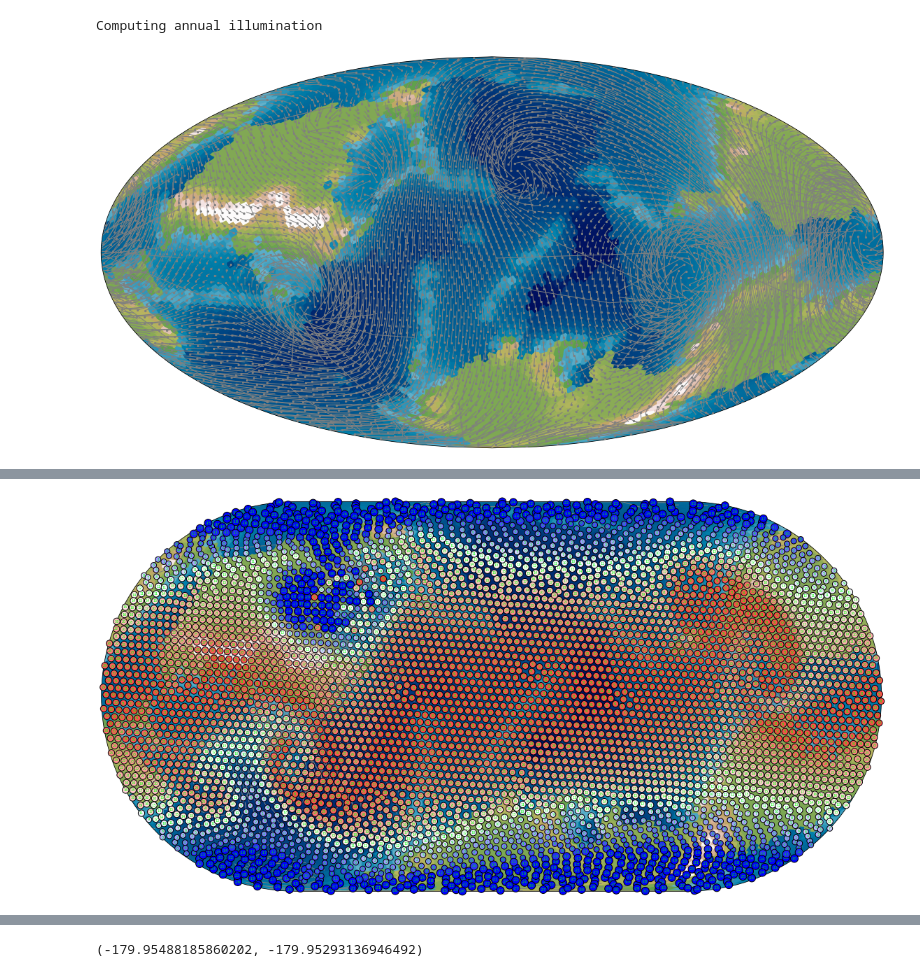
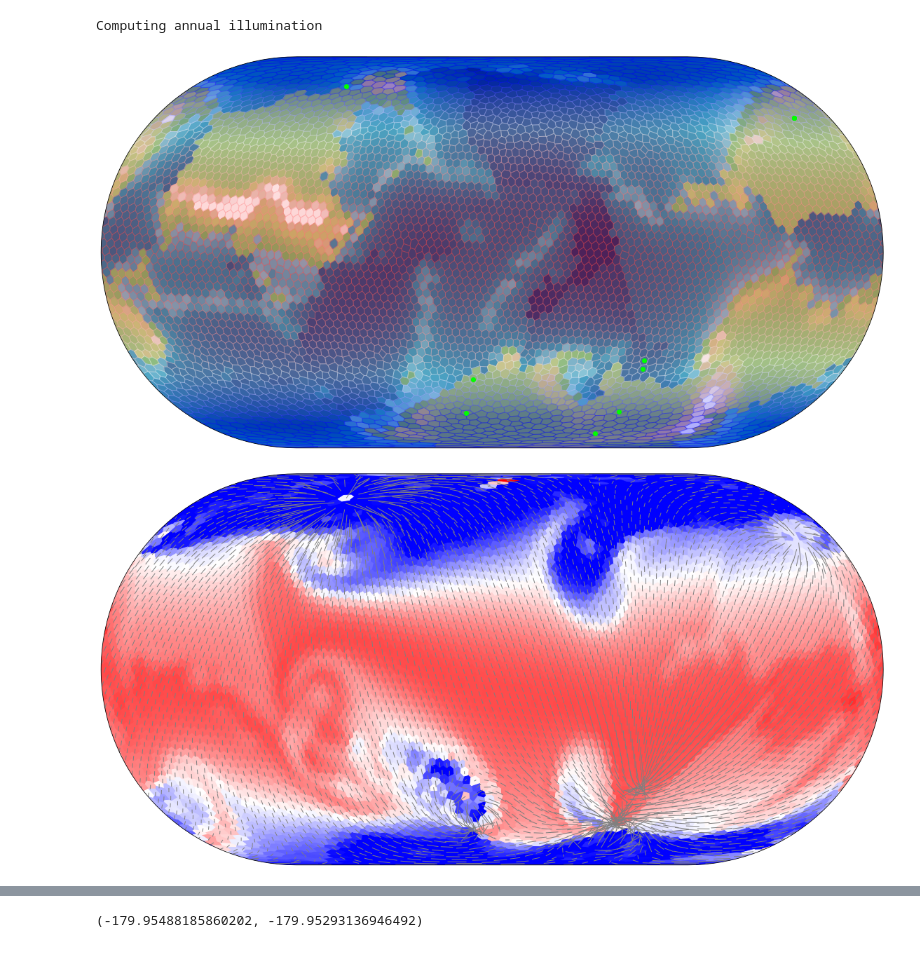
Before and after one commit to damienBloch/proceduralPlanet, a Jupyter notebook: Untitled.ipynb, the cells around one changed output, grey strips where cells are left out. Drawn from its saved outputs; the diff is of its cells as text; code cells hidden in the pictures.

```diff
--- a/Untitled.ipynb
+++ b/Untitled.ipynb
@@ -158,13 +185,6 @@ planet.computeHeight()
 planet.computeAnnualIllumination()
 # %% [output]
 Computing annual illumination
-# %%
-N=10
-windSeeds=np.random.normal(size=(N,3))
-windSeeds/=np.linalg.norm(windSeeds,axis=-1)[:,None]
-sources=np.random.normal(scale=10,size=N)*0
-swirls=np.random.normal(scale=10,size=N)
-planet.atmosphere=Atmosphere(windSeeds,sources,swirls,planet.centers.number_of_nodes())
 # %%
 
 for k,e in planet.centers.nodes.data("elevation"):
@@ -190,35 +220,48 @@ def borderRoll(border):
     n=len(border)
     for i in range(n):
         yield((border[i],border[(i+1)%n]))
-class Projection:
-        def __init__(self):
-            self.ex=np.array([1,0,0])
-            self.ey=np.array([0,1,0])
-            self.ez=np.array([0,0,1])
-        def toLatLong(self,r,units="rad"):
-            lat,long=toLatLong(r,self.ex,self.ey,self.ez)
-            if(units=="rad"):
-                return lat,long
-            elif(units=="deg"):
-                return (lat-np.pi/2)/np.pi*180,long/np.pi*180
 # %%
+
 plt.figure(figsize=(20,20))
 plt.subplot(121)
-ax = plt.axes(projection=ccrs.Mollweide())
+ax = plt.axes(projection=ccrs.EckertIV())
 
 
 #ax.gridlines()
 ax.set_global()
 
 planet.plotTiles(ax,contour=False,minLight=1)
-planet.plotAirSpeed(ax)
-#planet.plotTemperature(ax)
+#planet.plotAirSpeed(ax)
+planet.plotTemperatureMap(ax,contour=False,alpha=0.3)
+positions=np.array([planet.centers.nodes[k]["center"] for k in planet.getNearestTile(planet.lowerAtmosphere.positions)])
+lat,long=Projection().toLatLong(positions,"deg")
+ax.scatter(long,lat,zorder=np.inf,transform=ccrs.PlateCarree(),color="lime")
 #planet.plotPlates(ax)
 #planet.plotPlatesSpeed(ax)
 #planet.plotPressure(ax)
 #planet.plotElevation(ax)
 
 plt.savefig("plates.pdf")
 plt.show()
+
+
+plt.figure(figsize=(20,20))
+ax = plt.axes(projection=ccrs.EckertIV())
+ax.set_global()
+planet.plotTemperatureMap(ax,contour=False,which="lowerAirTemperature")
+planet.plotLowerAirSpeed(ax)
+plt.savefig("lowAtmosphere.pdf")
+plt.show()
+
+plt.figure(figsize=(20,20))
+ax = plt.axes(projection=ccrs.EckertIV())
+ax.set_global()
+planet.plotTemperatureMap(ax,contour=False,which="upperAirTemperature")
+planet.plotHigherAirSpeed(ax)
+plt.savefig("highAtmosphere.pdf")
+
+
+plt.show()
 # %% [output]
-[figure, old version]
+[figure, new version]
+[figure, added]
@@ -225,21 +268,0 @@ plt.show()
-# %%
-plt.figure(figsize=(20,20))
-plt.subplot(121)
-ax = plt.axes(projection=ccrs.EckertIV())
-
-
-#ax.gridlines()
-ax.set_global()
-
-planet.plotTiles(ax,contour=False,minLight=1)
-planet.plotAirSpeed(ax)
-planet.plotTemperature(ax)
-#planet.plotPlates(ax)
-#planet.plotPlatesSpeed(ax)
-#planet.plotPressure(ax)
-#planet.plotElevation(ax)
-
-plt.savefig("plates.pdf")
-plt.show()
-# %% [output]
-[figure, removed]
```
Also changed, not shown: parts of 12 cells of this notebook, 8 other files.
